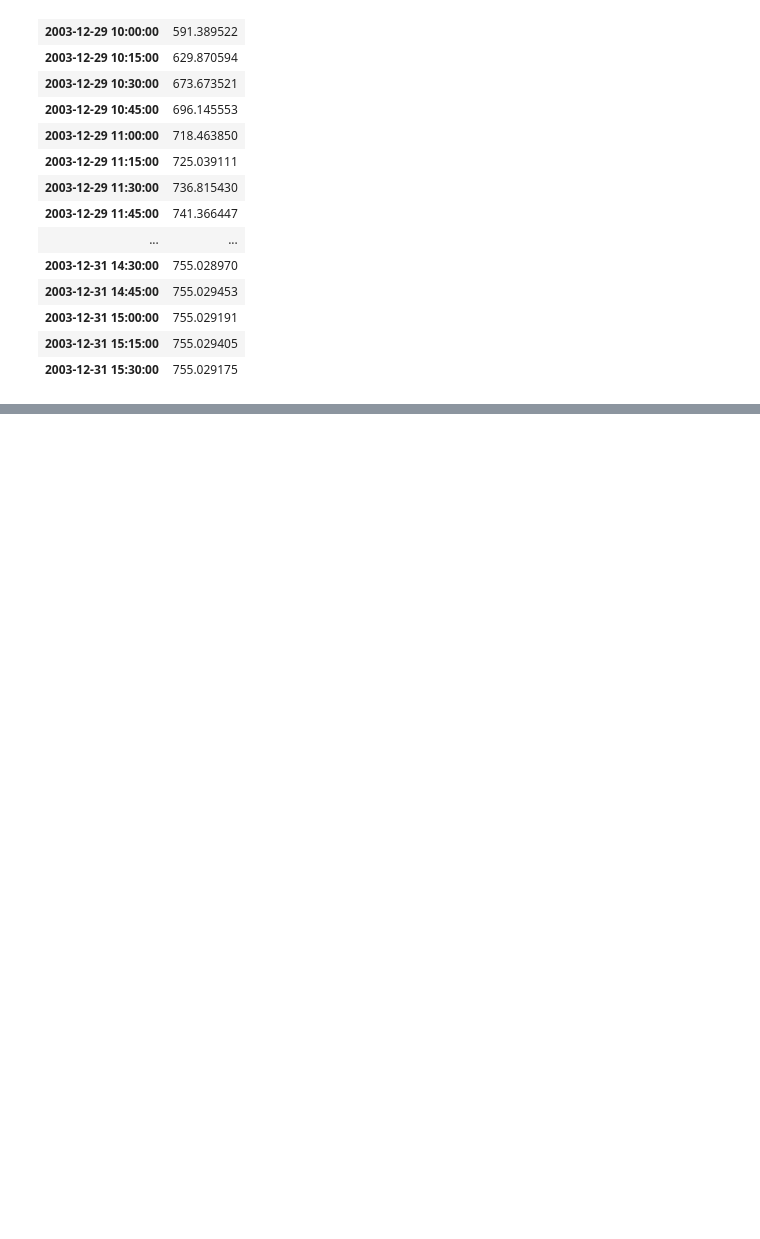
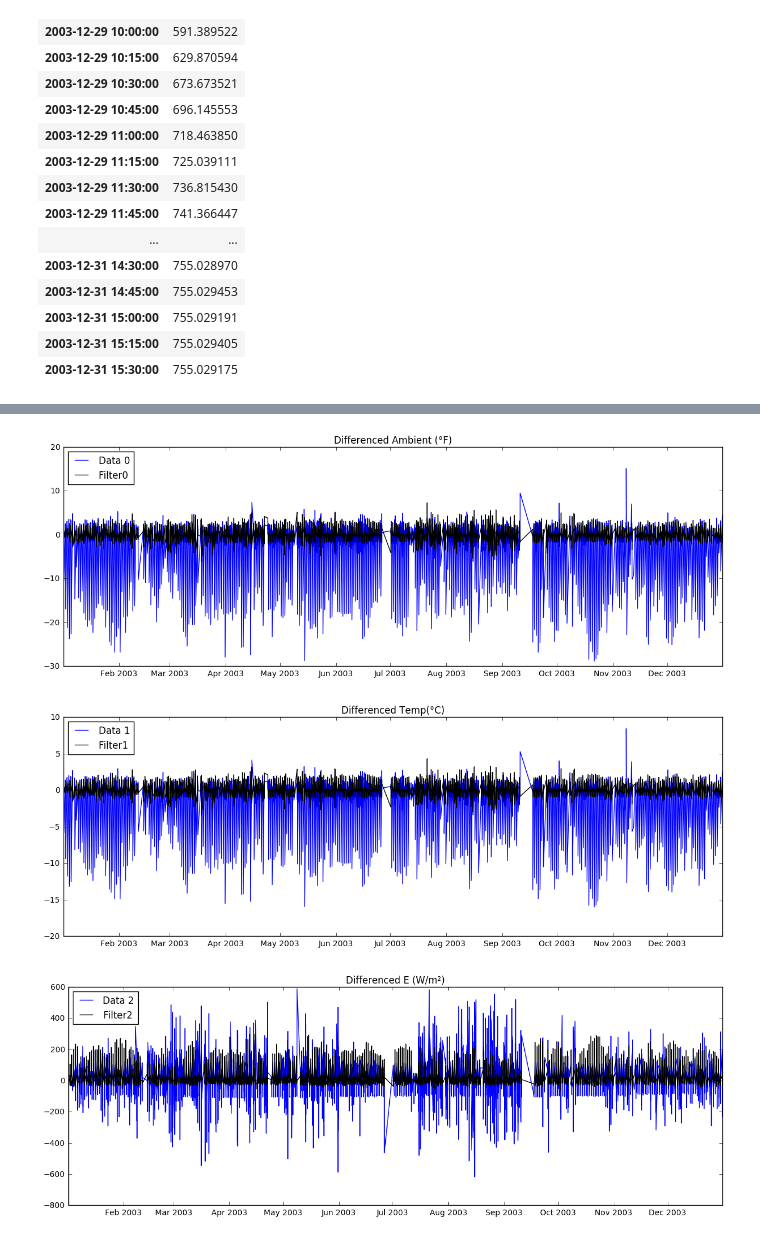
Before and after one commit to ift540-PVAZ/PVAZ, a Jupyter notebook: Untitled1.ipynb, the cells around one changed output, grey strips where cells are left out. Cells and saved outputs as stored; diff of their text form; code cells hidden in the pictures; blank space fills up the shorter version.

```diff
--- a/Untitled1.ipynb
+++ b/Untitled1.ipynb
@@ -411,0 +449,6 @@ modelIr.predict(h=50)
+# %%
+modelMulti.plot_fit(figsize=(15,5))
+# %% [output]
+[figure, added]
+[figure, added]
+[figure, added]
```
Also changed, not shown: parts of 10 cells of this notebook.
